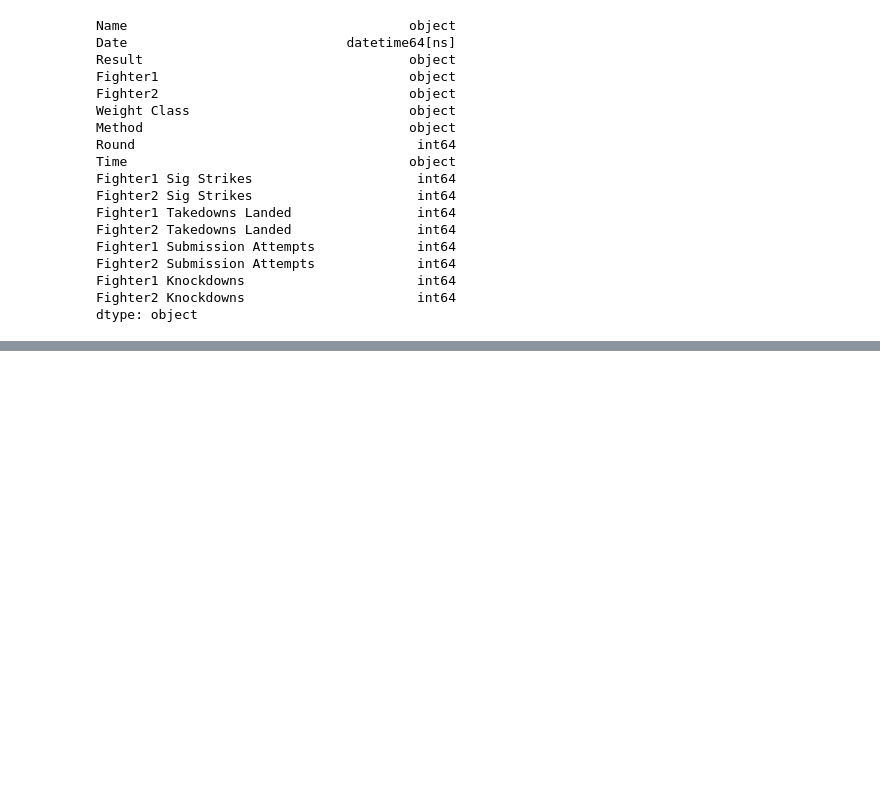
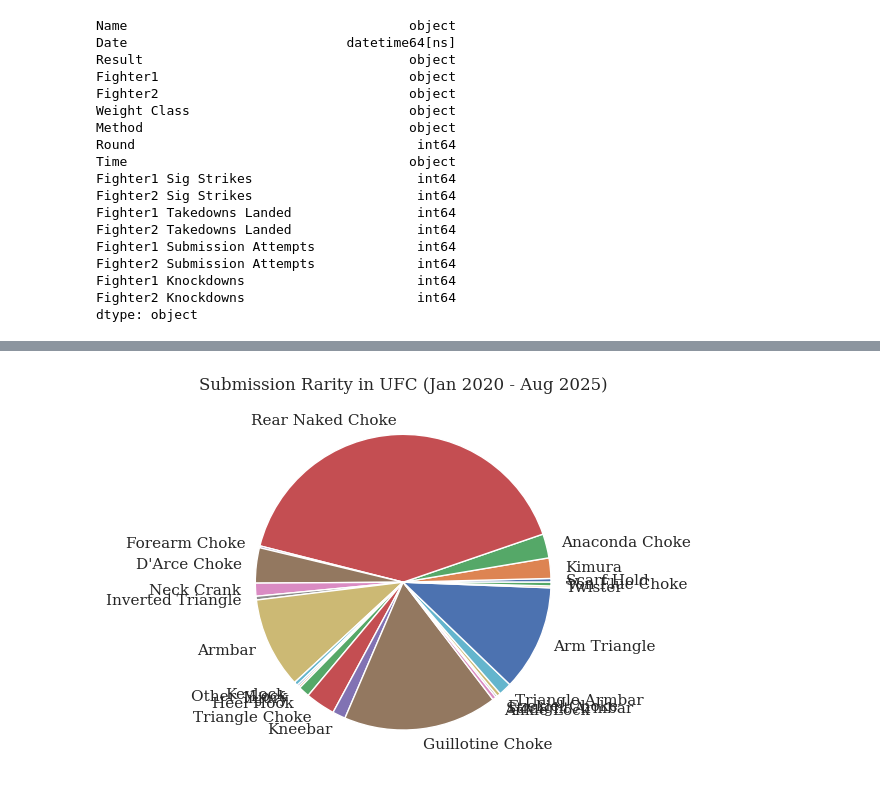
Before and after one commit to kevinxiao-1/UFC-Analysis, a Jupyter notebook: analysis.ipynb, the cells around one changed output, grey strips where cells are left out. Cells and saved outputs as stored; diff of their text form; code cells hidden in the pictures; blank space fills up the shorter version.

```diff
--- a/analysis.ipynb
+++ b/analysis.ipynb
@@ -169,0 +222,31 @@ event_df.drop(columns=["Weight Class", "Round", "Time"])
+# %%
+"""
+Looking at the Submission subset. ts interesting
+"""
+
+fight_ended_df = pd.read_csv("ufc_data/ufc_event_data.csv")["Method"] # this is as series not df, so syntax is slightly different
+
+def is_submission(series):
+    subs_list = []
+    for term in series:
+        if "SUB" in term:
+            subs_list.append(term)
+        else:
+            continue
+    return subs_list
+
+subs = pd.Series(is_submission(fight_ended_df))
+subs_set = set(subs)
+subs_num_list = [(fight_ended_df == method).sum() for method in subs_set]
+new_subs_set = []
+for element in subs_set:
+    element = element[4:len(element)]
+    element = element.replace("-", " ")
+    new_subs_set.append(element)
+
+
+plt.title("Submission Rarity in UFC (Jan 2020 - Aug 2025)") # is rarity the right word?
+plt.pie(subs_num_list, labels=new_subs_set)
+plt.show() # why is this so clumped bruh
+# %% [output]
+[figure, added]
```
Also changed, not shown: parts of 15 cells of this notebook, 5 other files.
